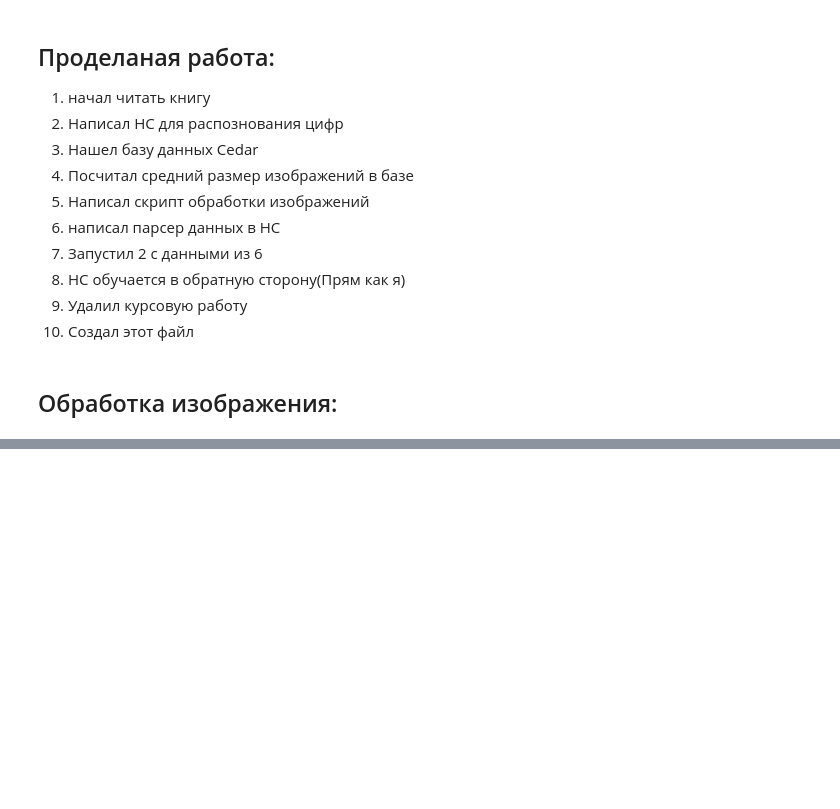
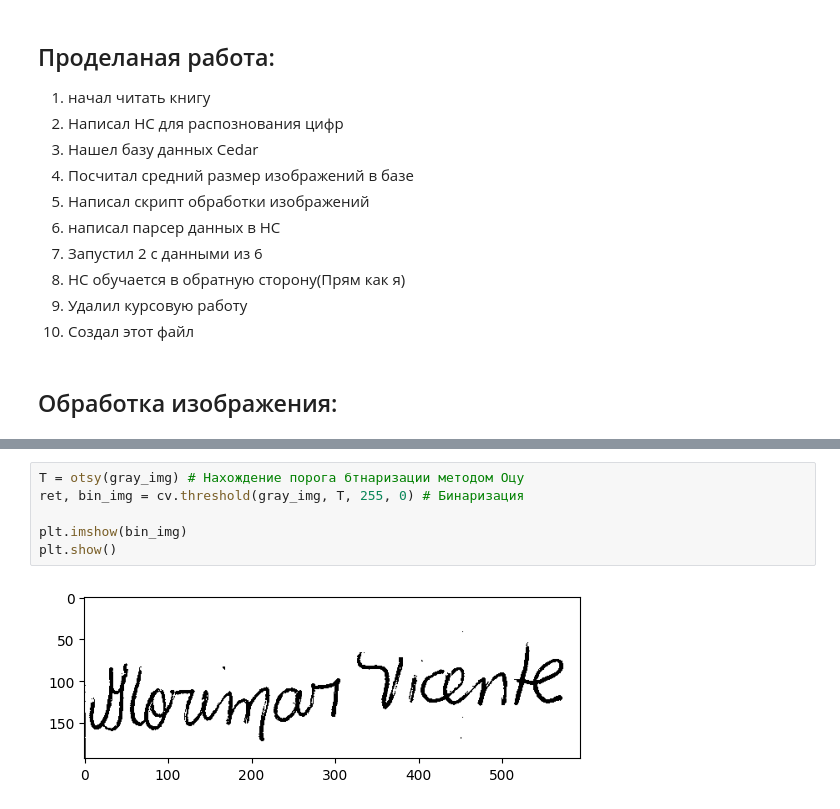
Before and after one commit to Chazelam/Course-Work, a Jupyter notebook: note.ipynb, the cells around one changed output, grey strips where cells are left out. Cells and saved outputs as stored; diff of their text form; blank space fills up the shorter version.

```diff
--- a/note.ipynb
+++ b/note.ipynb
@@ -49,0 +65,8 @@ ModuleNotFoundError: No module named 'numpy'
+# %%
+T = otsy(gray_img) # Нахождение порога бтнаризации методом Оцу
+ret, bin_img = cv.threshold(gray_img, T, 255, 0) # Бинаризация
+
+plt.imshow(bin_img)
+plt.show()
+# %% [output]
+[figure, added]
```
Also changed, not shown: parts of 5 cells of this notebook, 1 other file.
